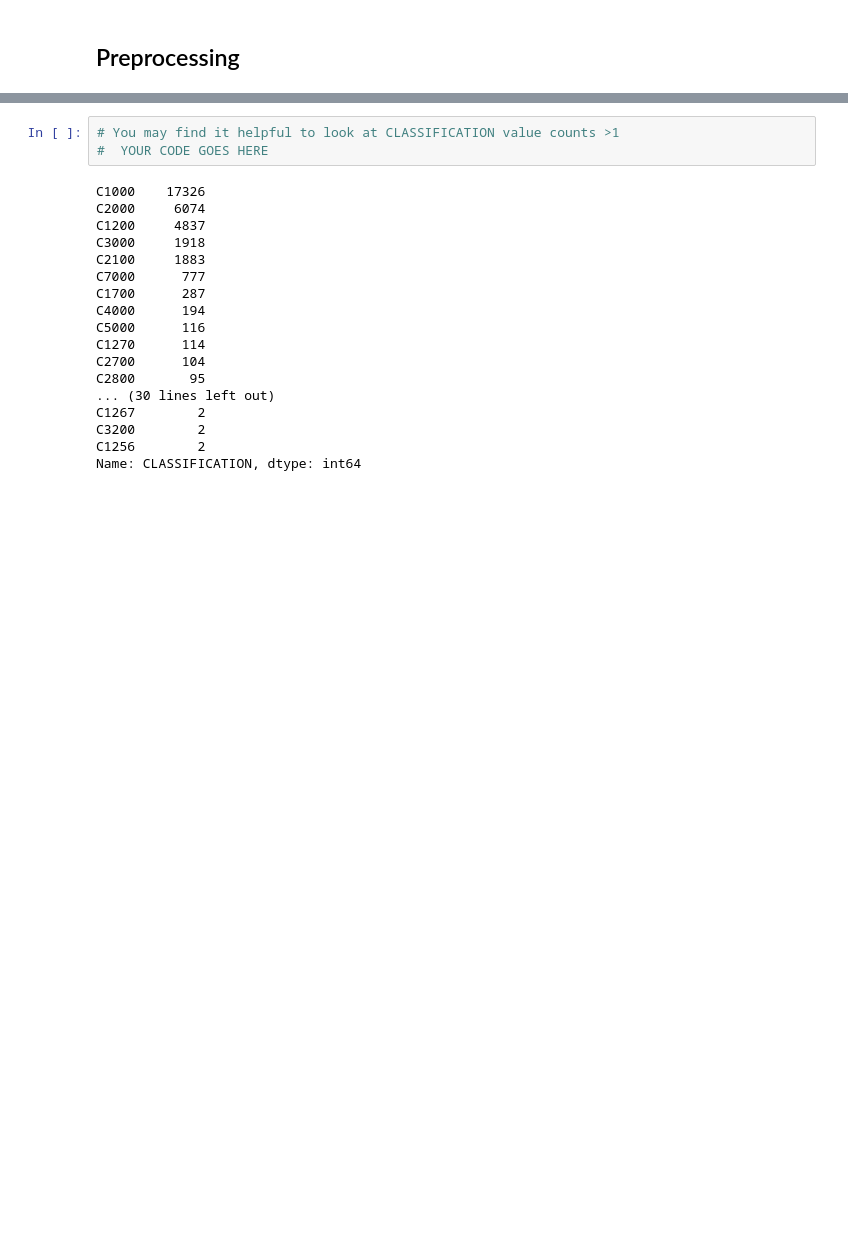
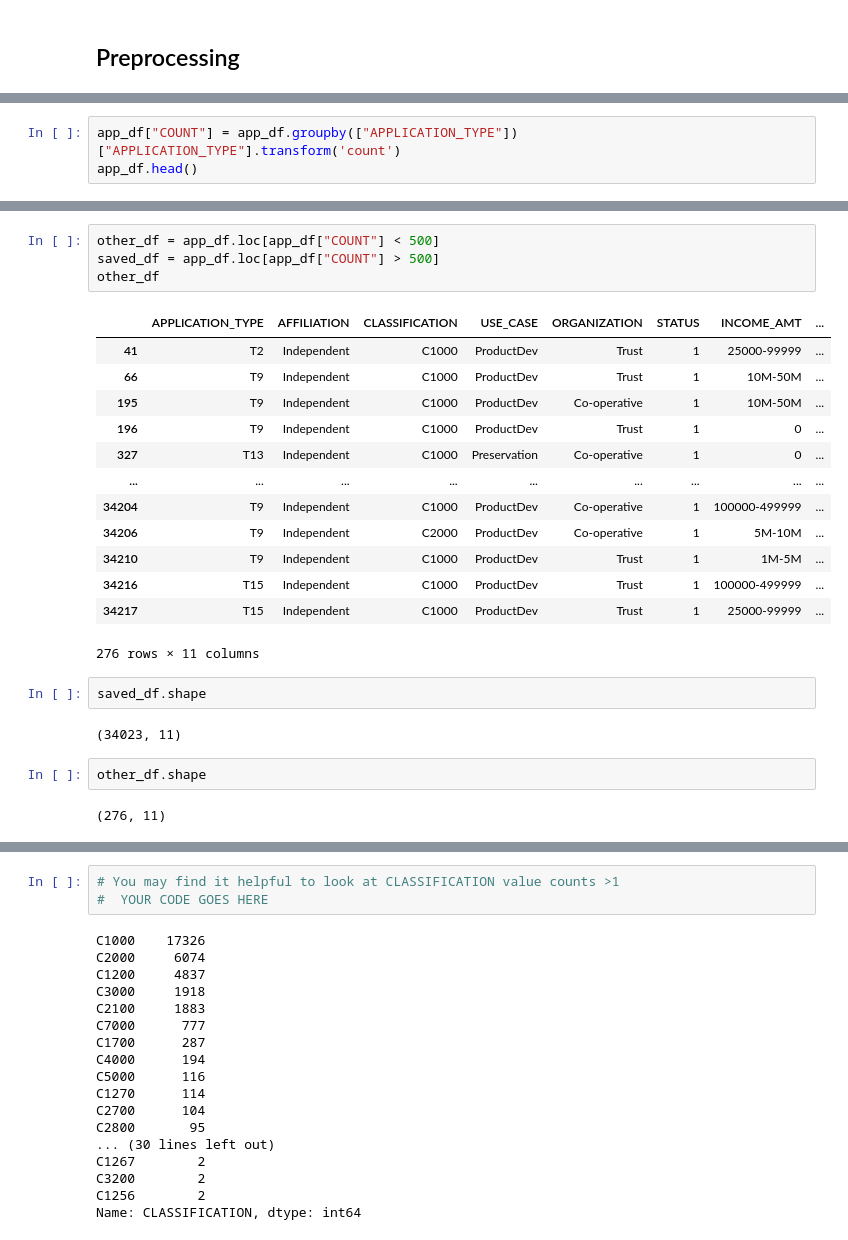
Before and after one commit to JohnTorgerson/select_charity_optimizer, a Jupyter notebook: Charity_Selector.ipynb, the cells around one changed output, grey strips where cells are left out. Drawn from its saved outputs; the diff is of its cells as text; blank space fills up the shorter version.

Commit message:
preprocess app types binned

```diff
--- a/Charity_Selector.ipynb
+++ b/Charity_Selector.ipynb
@@ -113,0 +85,3 @@ Name: CLASSIFICATION, Length: 71, dtype: int64
+# %%
+app_df["COUNT"] = app_df.groupby(["APPLICATION_TYPE"])["APPLICATION_TYPE"].transform('count')
+app_df.head()
@@ -113,0 +95,26 @@ Name: CLASSIFICATION, Length: 71, dtype: int64
+# %%
+other_df = app_df.loc[app_df["COUNT"] < 500]
+saved_df = app_df.loc[app_df["COUNT"] > 500]
+other_df
+# %% [output]
+|  | APPLICATION_TYPE | AFFILIATION | CLASSIFICATION | USE_CASE | ORGANIZATION | STATUS | INCOME_AMT | ... |
+| 41 | T2 | Independent | C1000 | ProductDev | Trust | 1 | 25000-99999 | ... |
+| 66 | T9 | Independent | C1000 | ProductDev | Trust | 1 | 10M-50M | ... |
+| 195 | T9 | Independent | C1000 | ProductDev | Co-operative | 1 | 10M-50M | ... |
+| 196 | T9 | Independent | C1000 | ProductDev | Trust | 1 | 0 | ... |
+| 327 | T13 | Independent | C1000 | Preservation | Co-operative | 1 | 0 | ... |
+| ... | ... | ... | ... | ... | ... | ... | ... | ... |
+| 34204 | T9 | Independent | C1000 | ProductDev | Co-operative | 1 | 100000-499999 | ... |
+| 34206 | T9 | Independent | C2000 | ProductDev | Co-operative | 1 | 5M-10M | ... |
+| 34210 | T9 | Independent | C1000 | ProductDev | Trust | 1 | 1M-5M | ... |
+| 34216 | T15 | Independent | C1000 | ProductDev | Trust | 1 | 100000-499999 | ... |
+| 34217 | T15 | Independent | C1000 | ProductDev | Trust | 1 | 25000-99999 | ... |
+276 rows × 11 columns
+# %%
+saved_df.shape
+# %% [output]
+(34023, 11)
+# %%
+other_df.shape
+# %% [output]
+(276, 11)
```
Also changed, not shown: parts of 23 cells of this notebook, 1 other file.
